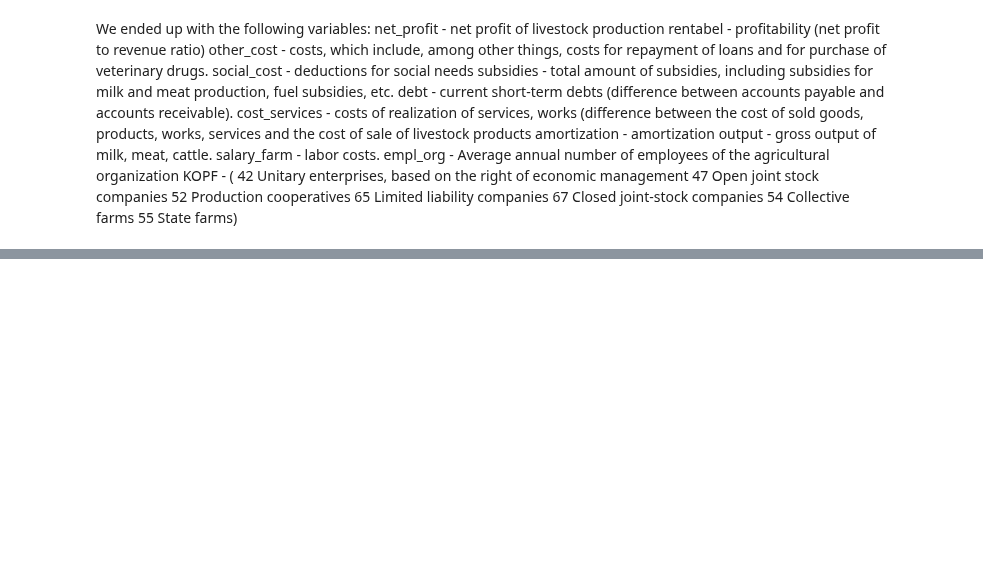
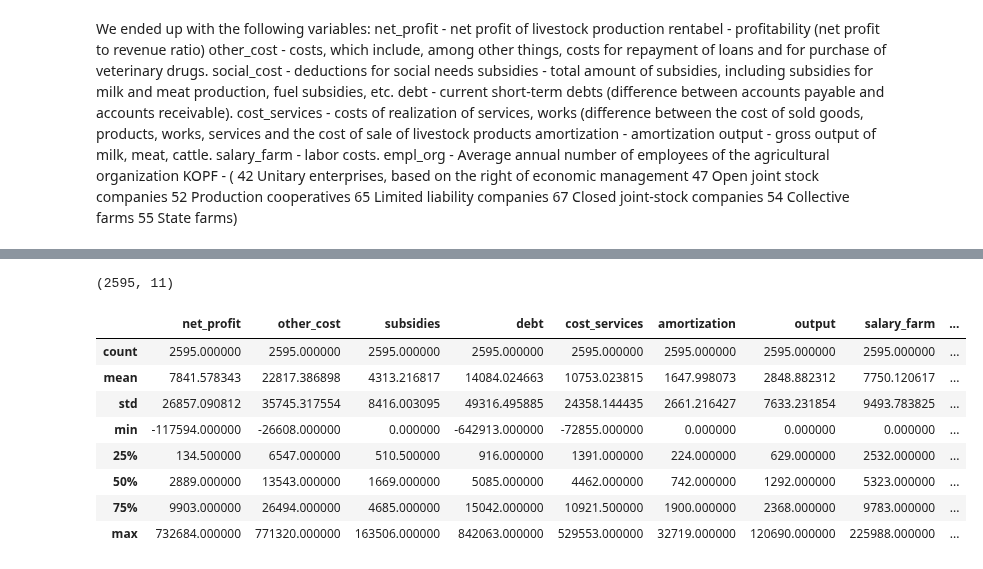
Before and after one commit to SergeyHSE/LinearRegressor.github.io, a Jupyter notebook: RegressionAnalysis.ipynb, the cells around one changed output, grey strips where cells are left out. Saved outputs shown, nothing was run; the diff lists cells and outputs as text; code cells hidden in the pictures; blank space fills up the shorter version.

```diff
--- a/RegressionAnalysis.ipynb
+++ b/RegressionAnalysis.ipynb
@@ -145,0 +177,17 @@ livestock.head()
+# %%
+livestock = livestock.loc[~(livestock == 0).all(axis=1)]
+livestock.shape
+# %% [output]
+(2595, 11)
+# %%
+livestock.describe()
+# %% [output]
+|  | net_profit | other_cost | subsidies | debt | cost_services | amortization | output | salary_farm | ... |
+| count | 2595.000000 | 2595.000000 | 2595.000000 | 2595.000000 | 2595.000000 | 2595.000000 | 2595.000000 | 2595.000000 | ... |
+| mean | 7841.578343 | 22817.386898 | 4313.216817 | 14084.024663 | 10753.023815 | 1647.998073 | 2848.882312 | 7750.120617 | ... |
+| std | 26857.090812 | 35745.317554 | 8416.003095 | 49316.495885 | 24358.144435 | 2661.216427 | 7633.231854 | 9493.783825 | ... |
+| min | -117594.000000 | -26608.000000 | 0.000000 | -642913.000000 | -72855.000000 | 0.000000 | 0.000000 | 0.000000 | ... |
+| 25% | 134.500000 | 6547.000000 | 510.500000 | 916.000000 | 1391.000000 | 224.000000 | 629.000000 | 2532.000000 | ... |
+| 50% | 2889.000000 | 13543.000000 | 1669.000000 | 5085.000000 | 4462.000000 | 742.000000 | 1292.000000 | 5323.000000 | ... |
+| 75% | 9903.000000 | 26494.000000 | 4685.000000 | 15042.000000 | 10921.500000 | 1900.000000 | 2368.000000 | 9783.000000 | ... |
+| max | 732684.000000 | 771320.000000 | 163506.000000 | 842063.000000 | 529553.000000 | 32719.000000 | 120690.000000 | 225988.000000 | ... |
```
Also changed, not shown: parts of 5 cells of this notebook.
